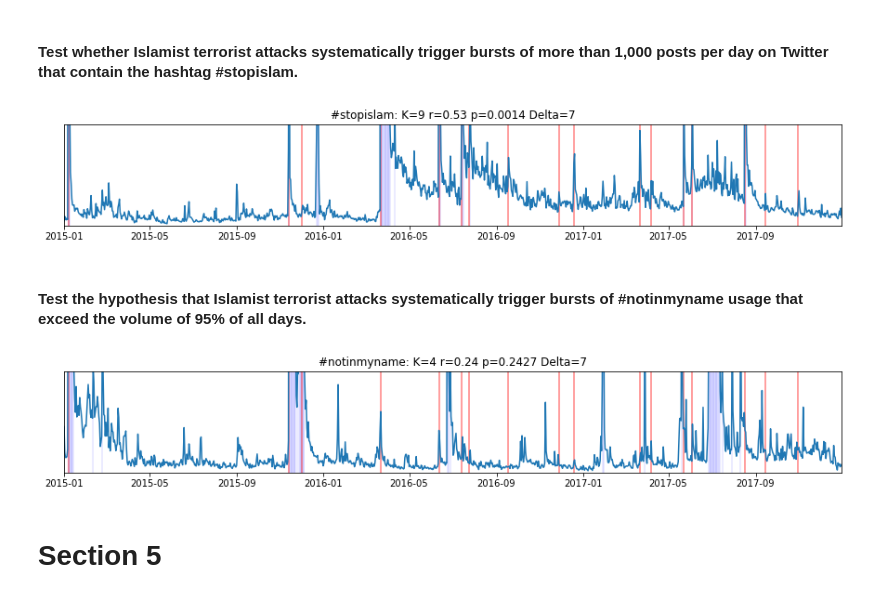
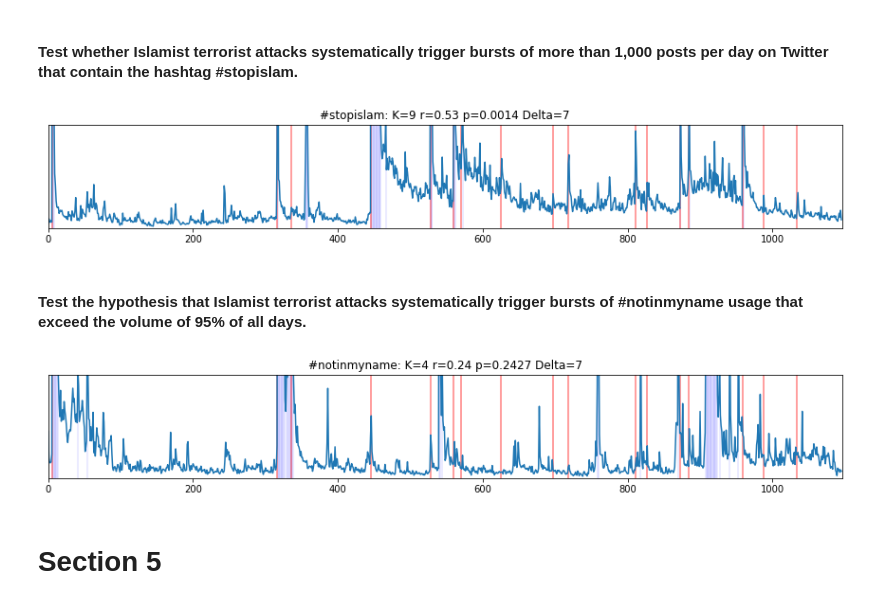
Before and after one commit to diozaka/pECA, a Jupyter notebook: hatespeech.ipynb, the cells around one changed output. Cells and saved outputs as stored; diff of their text form; code cells hidden in the pictures.

```diff
--- a/hatespeech.ipynb
+++ b/hatespeech.ipynb
@@ -45,6 +77,7 @@ eventseries.plot(figsize=(5,2))
 plt.show()
 
 E = eventseries.values
+N_E = E.sum()
 
 print("WENA-10: %d days with events. (Several entries at the same day are viewed as a single event.)" % eventseries.sum())
 print("")
@@ -104,52 +137,54 @@ delta = 7
 # NOTE: the raw time series used in this example is not stationary
 
 c = "#stopislam"
-data = timeseries_daily[c].loc[date_range].copy()
+X = timeseries_daily[c].loc[date_range].values
 thresh = 1000
+taus = np.array([thresh]) # must be np.array for numba speed-up
 
-tcp_params = tcp_params_fit(data, delta, [thresh])
-K_tr = trigger_coincidences(data.values, E, np.array([thresh]), delta)
-pval = trigger_coincidences_pval(K_tr, E.sum(), tcp_params[0][0])
+K_tr       = tcp(X, E, delta, taus)
+tcp_params = tcp_params_fit(X, delta, taus)
+pval       = tcp_marginal_pval(K_tr, N_E, tcp_params)
 
 plt.figure(figsize=(15,2))
 plt.title("%s: K=%d r=%.2f p=%.4f Delta=%d" % (c, K_tr, K_tr/E.sum(), pval, delta))
-for d in data[data > thresh].index:
-    plt.axvline(d, color="blue", alpha=0.1)
-for d in eventseries[eventseries == 1].index:
-    plt.axvline(d, color="red", alpha=0.5)
-plt.plot(data)
-plt.xlim((date_range[0],date_range[-1]))
+for i in np.where(X > thresh)[0]:
+    plt.axvline(i, color="blue", alpha=0.1)
+for i in np.where(E == 1)[0]:
+    plt.axvline(i, color="red", alpha=0.5)
+plt.plot(X)
+plt.xlim(0, len(X))
 plt.yticks([])
 plt.ylim((0,thresh))
 plt.show()
 # %% [output]
-[figure, old version]
+[figure, new version]
 # %% [markdown]
 #### Test the hypothesis that Islamist terrorist attacks systematically trigger bursts of #notinmyname usage that exceed the volume of 95% of all days.
 # %%
 # NOTE: the raw time series used in this example is not stationary
 
 c = "#notinmyname"
-data = timeseries_daily[c].loc[date_range].copy()
-thresh = np.percentile(data, 95)
+X = timeseries_daily[c].loc[date_range].values
+thresh = np.percentile(X, 95)
+taus = np.array([thresh]) # must be np.array for numba speed-up
 
-tcp_params = tcp_params_fit(data, delta, [thresh])
-K_tr = trigger_coincidences(data.values, E, np.array([thresh]), delta)
-pval = trigger_coincidences_pval(K_tr, E.sum(), tcp_params[0][0])
+K_tr       = tcp(X, E, delta, taus)
+tcp_params = tcp_params_fit(X, delta, taus)
+pval       = tcp_marginal_pval(K_tr, N_E, tcp_params)
 
 plt.figure(figsize=(15,2))
 plt.title("%s: K=%d r=%.2f p=%.4f Delta=%d" % (c, K_tr, K_tr/E.sum(), pval, delta))
-for d in data[data > thresh].index:
-    plt.axvline(d, color="blue", alpha=0.1)
-for d in eventseries[eventseries == 1].index:
-    plt.axvline(d, color="red", alpha=0.5)
-plt.plot(data)
-plt.xlim((date_range[0],date_range[-1]))
+for i in np.where(X > thresh)[0]:
+    plt.axvline(i, color="blue", alpha=0.1)
+for i in np.where(E == 1)[0]:
+    plt.axvline(i, color="red", alpha=0.5)
+plt.plot(X)
+plt.xlim(0, len(X))
 plt.yticks([])
 plt.ylim((0,thresh))
 plt.show()
 # %% [output]
-[figure, old version]
+[figure, new version]
 # %% [markdown]
 # Section 5
 # %%
```
Also changed, not shown: parts of 7 cells of this notebook, 2 other files.
